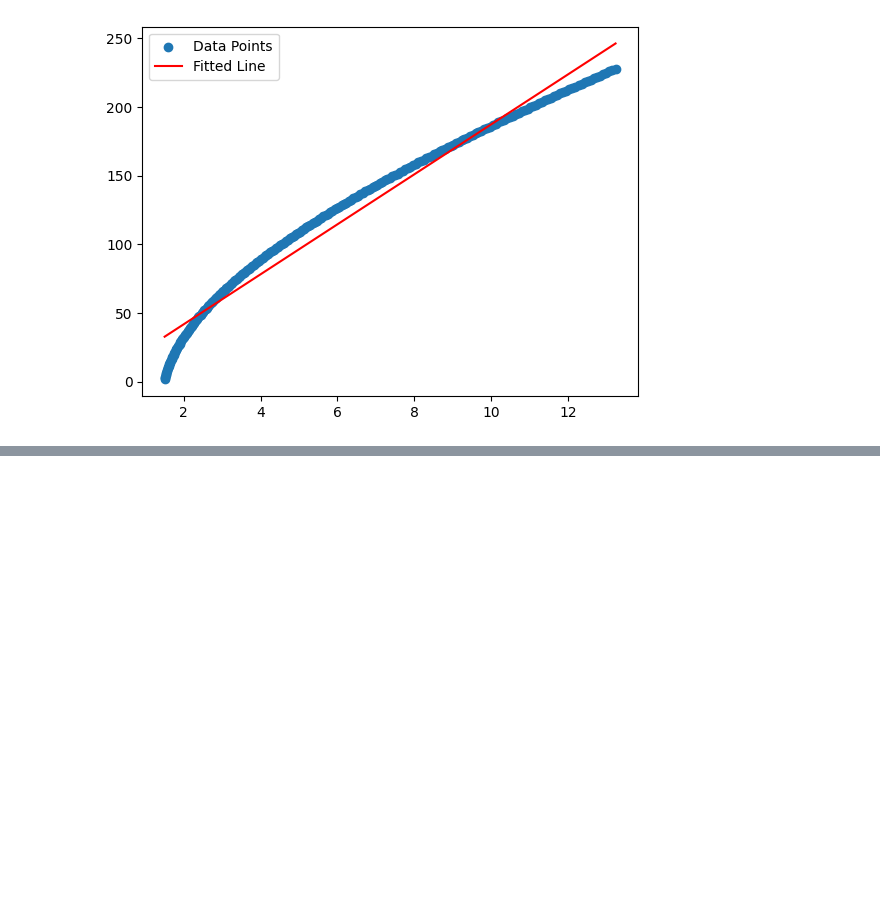
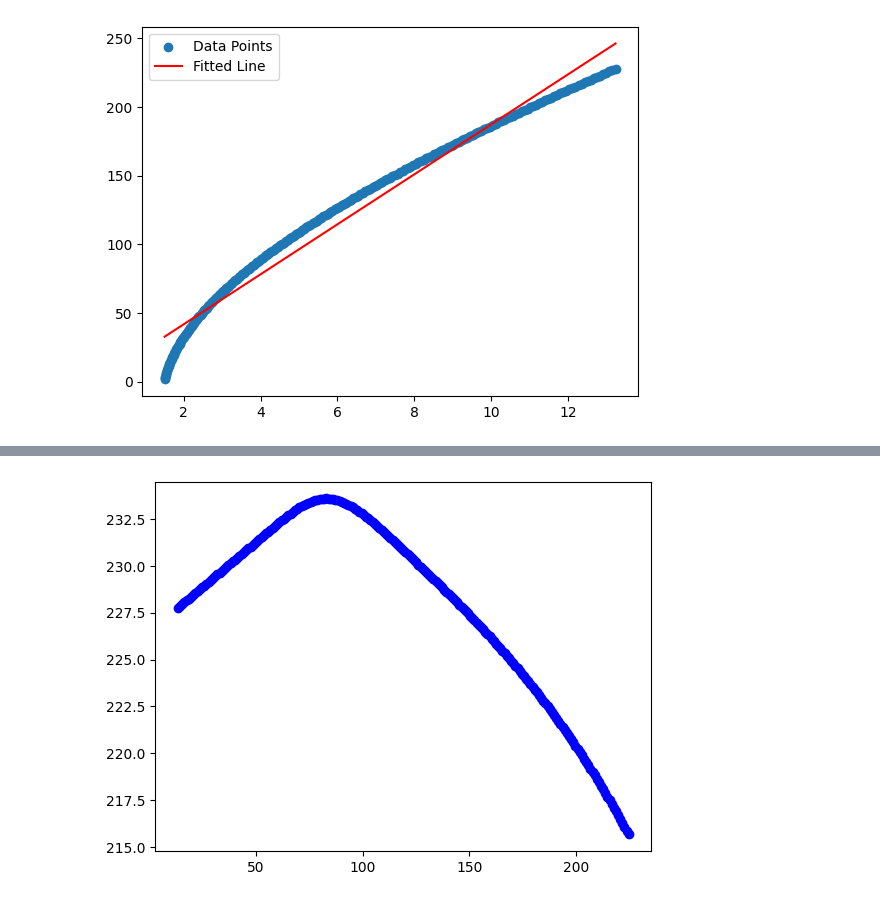
Before and after one commit to theraghavjuneja/curvetopia, a Jupyter notebook: examplestest/part2.ipynb, the cells around one changed output, grey strips where cells are left out. Saved outputs shown, nothing was run; the diff lists cells and outputs as text; code cells hidden in the pictures; blank space fills up the shorter version.

```diff
--- a/examplestest/part2.ipynb
+++ b/examplestest/part2.ipynb
@@ -392,0 +514,4 @@ plt.show()
+# %%
+return_individual_figure(polyline,7)
+# %% [output]
+[figure, added]
```
Also changed, not shown: parts of 52 cells of this notebook, 1 other file.
